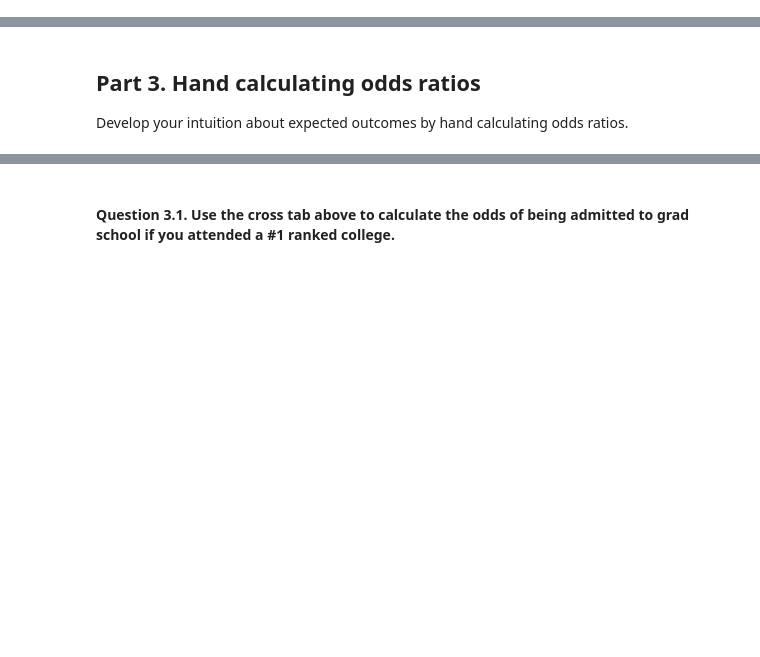
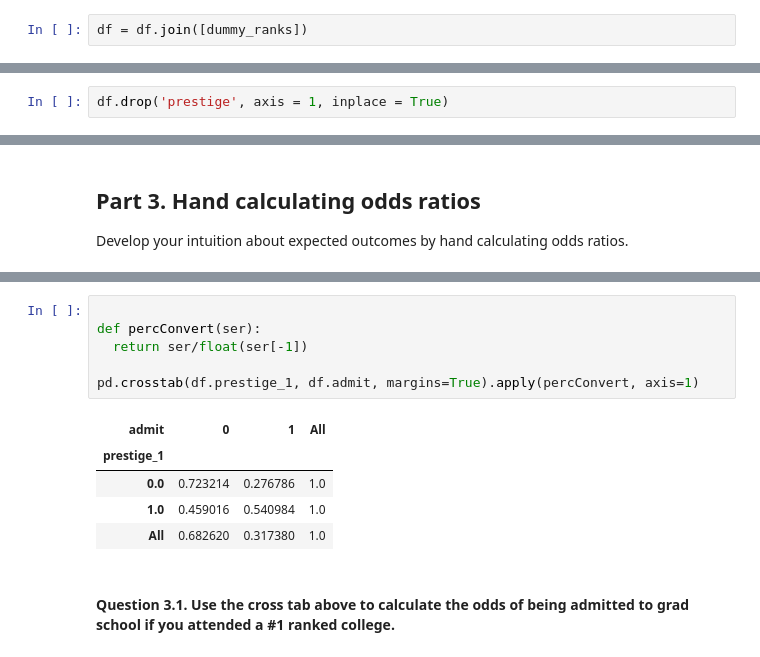
Before and after one commit to HCK33/DS-SF-23, a Jupyter notebook: unit-projects/3/starter-code/unit-project-3-starter-code.ipynb, the cells around one changed output, grey strips where cells are left out. Saved outputs shown, nothing was run; the diff lists cells and outputs as text; blank space fills up the shorter version.

```diff
--- a/unit-projects/3/starter-code/unit-project-3-starter-code.ipynb
+++ b/unit-projects/3/starter-code/unit-project-3-starter-code.ipynb
@@ -68 +111,3 @@ prestige_df = pd.get_dummies(df.prestige, prefix = 'prestige')
+# %%
+df = df.join([dummy_ranks])
 # %%
@@ -73,0 +119,2 @@ prestige_df.columns = ['prestige_1','prestige_2', 'prestige_3','prestige_4']
+# %%
+df.drop('prestige', axis = 1, inplace = True)
@@ -96,2 +148,14 @@ KeyError: 'prestige_1'
+# %%
+
+def percConvert(ser):
+  return ser/float(ser[-1])
+
+pd.crosstab(df.prestige_1, df.admit, margins=True).apply(percConvert, axis=1)
+# %% [output]
+| admit | 0 | 1 | All |
+| prestige_1 |  |  |  |
+| 0.0 | 0.723214 | 0.276786 | 1.0 |
+| 1.0 | 0.459016 | 0.540984 | 1.0 |
+| All | 0.682620 | 0.317380 | 1.0 |
 # %% [markdown]
 #### Question 3.1. Use the cross tab above to calculate the odds of being admitted to grad school if you attended a #1 ranked college.
```
Also changed, not shown: parts of 17 cells of this notebook, 7 other files.
